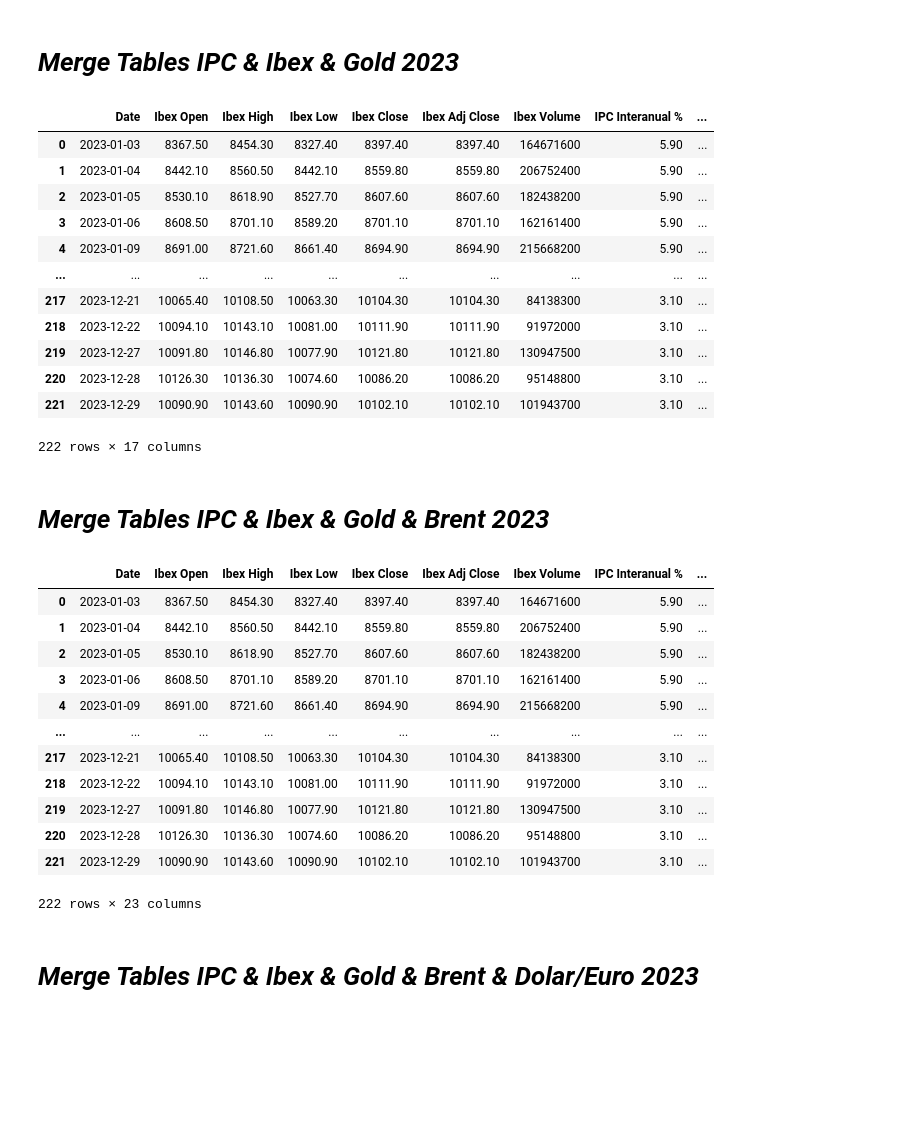
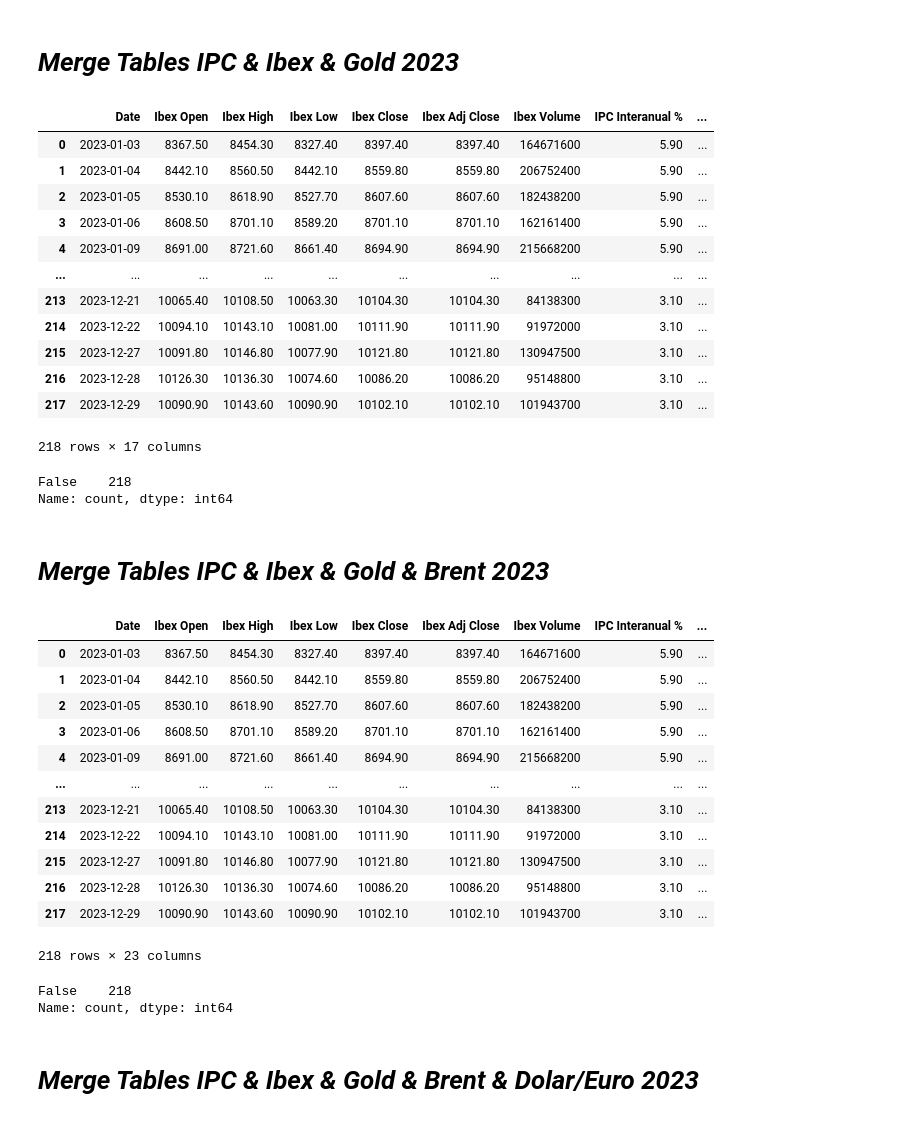
Before and after one commit to Manilab2309/ia-machine-learning, a Jupyter notebook: lab/NB_analyst_broker_operations.ipynb, the cells around one changed output. Cells and saved outputs as stored; diff of their text form; code cells hidden in the pictures; blank space fills up the shorter version.

Commit message:
drop duplicates after merging

```diff
--- a/lab/NB_analyst_broker_operations.ipynb
+++ b/lab/NB_analyst_broker_operations.ipynb
@@ -848,0 +513,4 @@ dfm_ibex_ipc_euribor_2023
+# %%
+# 8 rows duplicated after merge tables, we need to drop them, its important ignore index otherwise deleted rows will lost that indexes
+dfm_ibex_ipc_euribor_2023_dropped = dfm_ibex_ipc_euribor_2023.drop_duplicates(subset=["Date"], ignore_index=True)
+dfm_ibex_ipc_euribor_2023_dropped
@@ -850,22 +532,28 @@ dfm_ibex_ipc_euribor_2023
 # ***Merge Tables IPC & Ibex & Gold 2023***
 # %%
 # Merge tables
-dfm_ibex_ipc_euribor_gold_2023 = dfm_ibex_ipc_euribor_2023.merge(df_gold_2023, on="Date")
+dfm_ibex_ipc_euribor_gold_2023 = dfm_ibex_ipc_euribor_2023_dropped.merge(df_gold_2023, on="Date")
 dfm_ibex_ipc_euribor_gold_2023
 # %% [output]
 |  | Date | Ibex Open | Ibex High | Ibex Low | Ibex Close | Ibex Adj Close | Ibex Volume | IPC Interanual % | ... |
 | 0 | 2023-01-03 | 8367.50 | 8454.30 | 8327.40 | 8397.40 | 8397.40 | 164671600 | 5.90 | ... |
 | 1 | 2023-01-04 | 8442.10 | 8560.50 | 8442.10 | 8559.80 | 8559.80 | 206752400 | 5.90 | ... |
 | 2 | 2023-01-05 | 8530.10 | 8618.90 | 8527.70 | 8607.60 | 8607.60 | 182438200 | 5.90 | ... |
 | 3 | 2023-01-06 | 8608.50 | 8701.10 | 8589.20 | 8701.10 | 8701.10 | 162161400 | 5.90 | ... |
 | 4 | 2023-01-09 | 8691.00 | 8721.60 | 8661.40 | 8694.90 | 8694.90 | 215668200 | 5.90 | ... |
 | ... | ... | ... | ... | ... | ... | ... | ... | ... | ... |
-| 217 | 2023-12-21 | 10065.40 | 10108.50 | 10063.30 | 10104.30 | 10104.30 | 84138300 | 3.10 | ... |
-| 218 | 2023-12-22 | 10094.10 | 10143.10 | 10081.00 | 10111.90 | 10111.90 | 91972000 | 3.10 | ... |
-| 219 | 2023-12-27 | 10091.80 | 10146.80 | 10077.90 | 10121.80 | 10121.80 | 130947500 | 3.10 | ... |
-| 220 | 2023-12-28 | 10126.30 | 10136.30 | 10074.60 | 10086.20 | 10086.20 | 95148800 | 3.10 | ... |
-| 221 | 2023-12-29 | 10090.90 | 10143.60 | 10090.90 | 10102.10 | 10102.10 | 101943700 | 3.10 | ... |
+| 213 | 2023-12-21 | 10065.40 | 10108.50 | 10063.30 | 10104.30 | 10104.30 | 84138300 | 3.10 | ... |
+| 214 | 2023-12-22 | 10094.10 | 10143.10 | 10081.00 | 10111.90 | 10111.90 | 91972000 | 3.10 | ... |
+| 215 | 2023-12-27 | 10091.80 | 10146.80 | 10077.90 | 10121.80 | 10121.80 | 130947500 | 3.10 | ... |
+| 216 | 2023-12-28 | 10126.30 | 10136.30 | 10074.60 | 10086.20 | 10086.20 | 95148800 | 3.10 | ... |
+| 217 | 2023-12-29 | 10090.90 | 10143.60 | 10090.90 | 10102.10 | 10102.10 | 101943700 | 3.10 | ... |
-222 rows × 17 columns
+218 rows × 17 columns
+# %%
+# We check if result merged series has duplicated rows
+dfm_ibex_ipc_euribor_gold_2023.duplicated(keep=False).value_counts()
+# %% [output]
+False    218
+Name: count, dtype: int64
 # %% [markdown]
 # ***Merge Tables IPC & Ibex & Gold & Brent 2023***
 # %%
@@ -880,12 +568,18 @@ dfm_ibex_ipc_euribor_gold_brent_2023
 | 3 | 2023-01-06 | 8608.50 | 8701.10 | 8589.20 | 8701.10 | 8701.10 | 162161400 | 5.90 | ... |
 | 4 | 2023-01-09 | 8691.00 | 8721.60 | 8661.40 | 8694.90 | 8694.90 | 215668200 | 5.90 | ... |
 | ... | ... | ... | ... | ... | ... | ... | ... | ... | ... |
-| 217 | 2023-12-21 | 10065.40 | 10108.50 | 10063.30 | 10104.30 | 10104.30 | 84138300 | 3.10 | ... |
-| 218 | 2023-12-22 | 10094.10 | 10143.10 | 10081.00 | 10111.90 | 10111.90 | 91972000 | 3.10 | ... |
-| 219 | 2023-12-27 | 10091.80 | 10146.80 | 10077.90 | 10121.80 | 10121.80 | 130947500 | 3.10 | ... |
-| 220 | 2023-12-28 | 10126.30 | 10136.30 | 10074.60 | 10086.20 | 10086.20 | 95148800 | 3.10 | ... |
-| 221 | 2023-12-29 | 10090.90 | 10143.60 | 10090.90 | 10102.10 | 10102.10 | 101943700 | 3.10 | ... |
+| 213 | 2023-12-21 | 10065.40 | 10108.50 | 10063.30 | 10104.30 | 10104.30 | 84138300 | 3.10 | ... |
+| 214 | 2023-12-22 | 10094.10 | 10143.10 | 10081.00 | 10111.90 | 10111.90 | 91972000 | 3.10 | ... |
+| 215 | 2023-12-27 | 10091.80 | 10146.80 | 10077.90 | 10121.80 | 10121.80 | 130947500 | 3.10 | ... |
+| 216 | 2023-12-28 | 10126.30 | 10136.30 | 10074.60 | 10086.20 | 10086.20 | 95148800 | 3.10 | ... |
+| 217 | 2023-12-29 | 10090.90 | 10143.60 | 10090.90 | 10102.10 | 10102.10 | 101943700 | 3.10 | ... |
-222 rows × 23 columns
+218 rows × 23 columns
+# %%
+# We check if result merged series has duplicated rows
+dfm_ibex_ipc_euribor_gold_2023.duplicated(keep=False).value_counts()
+# %% [output]
+False    218
+Name: count, dtype: int64
 # %% [markdown]
 # ***Merge Tables IPC & Ibex & Gold & Brent & Dolar/Euro 2023***
 # %%
```
Also changed, not shown: parts of 50 cells of this notebook.
